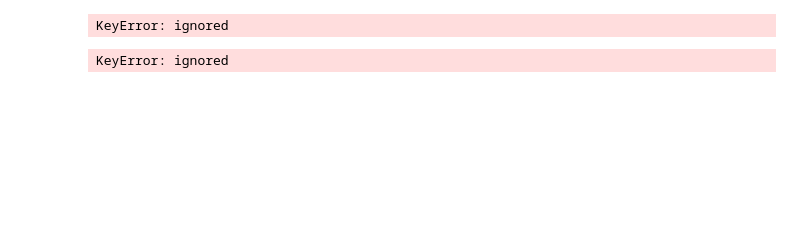
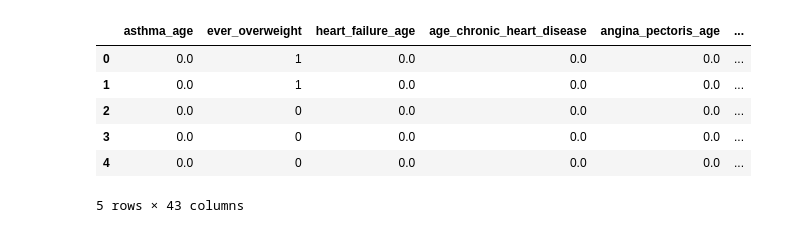
Before and after one commit to equitymarkets/HeartAttackPrediction, a Jupyter notebook: Logistic_Regression.ipynb, the cells around one changed output. Saved outputs shown, nothing was run; the diff lists cells and outputs as text; code cells hidden in the pictures; blank space fills up the shorter version.

```diff
--- a/Logistic_Regression.ipynb
+++ b/Logistic_Regression.ipynb
@@ -56,14 +57,18 @@ df.info
 # %%
 #remove columns that have null values and id since it is not useful for this
-df = df.drop(['id', 'heart_attack_age', 'Total_Cholesterol_mg_dL'], axis=1)
+df = df.drop(['id', 'Total_Cholesterol_mg_dL'], axis=1)
-# %% [output]
-KeyError: ignored
 # %%
 X = df.copy()
-X.drop('heart_attack_age', axis=1, inplace=True)
+# X.drop('heart_attack_age', axis=1, inplace=True)
 X.head()
 # %% [output]
+|  | asthma_age | ever_overweight | heart_failure_age | age_chronic_heart_disease | angina_pectoris_age | ... |
+| 0 | 0.0 | 1 | 0.0 | 0.0 | 0.0 | ... |
+| 1 | 0.0 | 1 | 0.0 | 0.0 | 0.0 | ... |
+| 2 | 0.0 | 0 | 0.0 | 0.0 | 0.0 | ... |
+| 3 | 0.0 | 0 | 0.0 | 0.0 | 0.0 | ... |
+| 4 | 0.0 | 0 | 0.0 | 0.0 | 0.0 | ... |
-KeyError: ignored
+5 rows × 43 columns
 # %%
 def replace_NaN(x):return x.fillna(1)
 # %%
```
Also changed, not shown: parts of 11 cells of this notebook.
